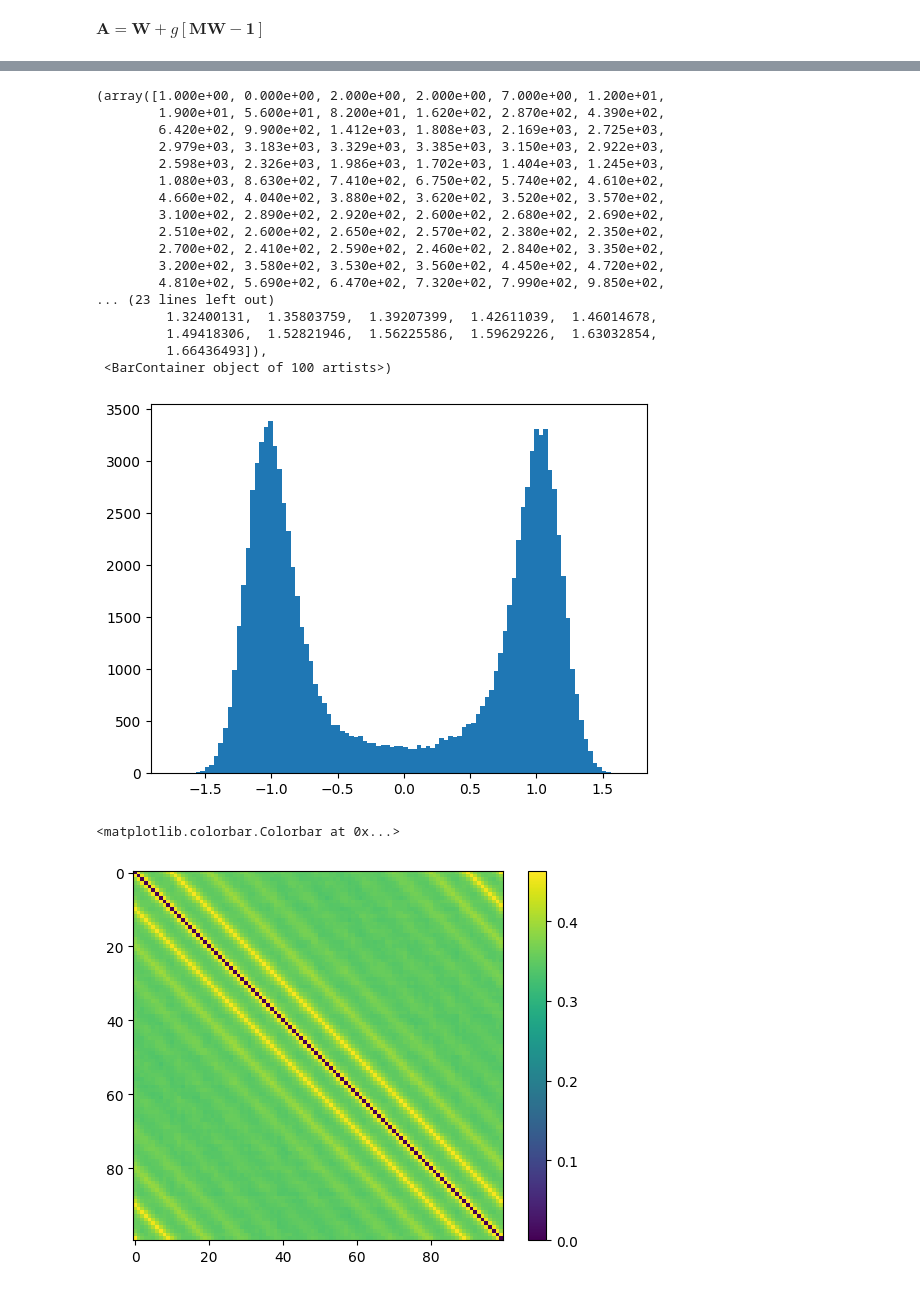
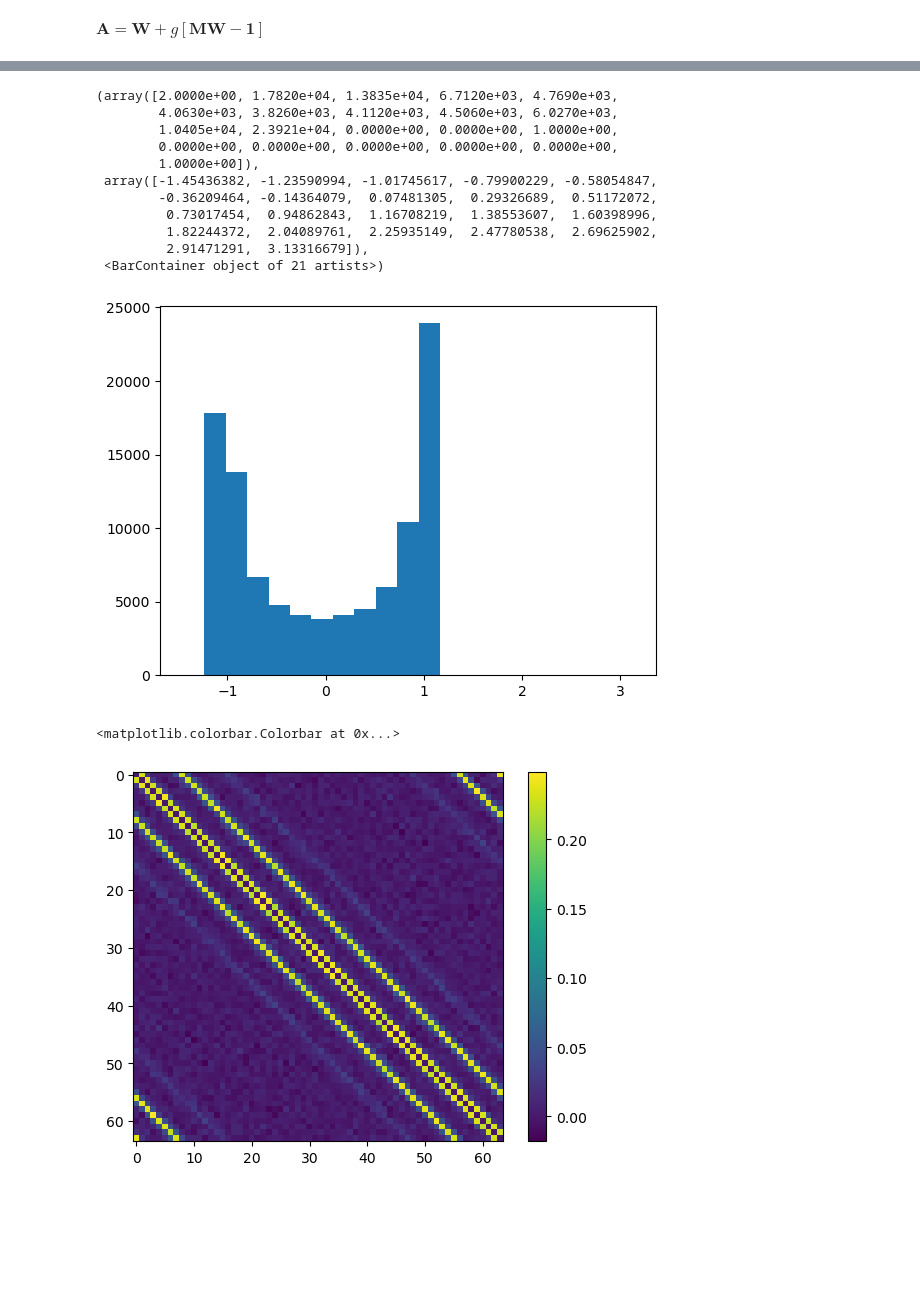
Before and after one commit to bsfn-0323/diffusion, a Jupyter notebook: gaussDiff_constraint.ipynb, the cells around one changed output, grey strips where cells are left out. Drawn from its saved outputs; the diff is of its cells as text; code cells hidden in the pictures; blank space fills up the shorter version.

```diff
--- a/gaussDiff_constraint.ipynb
+++ b/gaussDiff_constraint.ipynb
@@ -72,7 +74,7 @@ C4 = 3*(Dts+expts)-1
 # %% [markdown]
 $g = -\frac{\text{Tr}(\mathbf{K}) - \mathbf{C}_4}{\text{Tr}(\mathbf{K}_g) - \mathbf{C}_6}$
 # %%
-num = np.trace(K,axis1=1,axis2=2) - 100*C4
-den = np.trace(K_g,axis1=1,axis2=2) - 100*C6
+num = np.trace(K,axis1=1,axis2=2) - N*C4
+den = np.trace(K_g,axis1=1,axis2=2) - N*C6
 g = -num/den
 # %%
@@ -91,0 +89,7 @@ plt.colorbar()
+# %%
+#MW = g.reshape(nSteps,1,1)*(np.matmul(M,W)-np.eye(N).reshape(1,N,N))
+A =  W + g.reshape(nSteps,1,1)*(np.matmul(M,W)-np.eye(N).reshape(1,N,N))
+#A = W
+#plt.imshow(MW[0]-np.diag(np.diag(MW[0])))
+plt.imshow(-A[20]+np.diag(np.diag(A[20])))
+plt.colorbar()
@@ -101,21 +108,22 @@ def backward(xT,A,g,temp,nSteps,dt,full_traj = False,device = "cuda"):
     nbatches = 100
     batch_size = int(P/nbatches)
     if(full_traj):
-        x_recon = torch.Tensor(P,nSteps,N).to(device)
+        x_recon = torch.Tensor(P,nSteps+1,N).to(device)
         x_recon[:,-1,:] = xT.to(device)
     else:
         x_recon = xT.to(device)
     with torch.no_grad():
-        for tt in range(nSteps)[::-1]:
-            std = np.sqrt(2*(temp)*dt)*torch.randn_like(xT).to(device)
-            den = np.sqrt(temp*(1-np.exp(-2*(tt+1))))
+        for tt in range(1,nSteps+1)[::-1]:
+            std = np.sqrt(2*temp*dt)*torch.randn_like(xT).to(device)
+            if tt==1:
+                std = torch.zeros(xT.shape)
 
             for n in range(nbatches):
                 if(full_traj):
-                    score = 2*myscore(x_recon[n*batch_size:(n+1)*batch_size,tt,:], A[tt],g[tt],device)
+                    score = myscore(x_recon[n*batch_size:(n+1)*batch_size,tt,:], A[tt-1],g[tt-1],device)
                     x_recon[n*batch_size:(n+1)*batch_size,tt-1,:] = x_recon[n*batch_size:(n+1)*batch_size,tt,:]*(1+dt) + 2*temp*score*dt + std[n*batch_size:(n+1)*batch_size]
                 else:
-                    score = 2*myscore(x_recon[n*batch_size:(n+1)*batch_size], A[tt],g[tt],device)
+                    score = myscore(x_recon[n*batch_size:(n+1)*batch_size], A[tt-1],g[tt-1],device)
                     x_recon[n*batch_size:(n+1)*batch_size] = x_recon[n*batch_size:(n+1)*batch_size]*(1+dt)+ 2*temp*score*dt + std[n*batch_size:(n+1)*batch_size]
                 del score
 
@@ -124,5 +132,5 @@ def backward(xT,A,g,temp,nSteps,dt,full_traj = False,device = "cuda"):
 P = 100000
 N = L**2
 xT = np.sqrt(diffTemp)*torch.randn((P,N))
-x_recon = backward(xT,A,g,diffTemp,nSteps,dt,device= "cuda")
+x_recon = backward(xT,A,g,diffTemp,nSteps,dt,device= "cpu")
 # %%
@@ -143,30 +151,24 @@ plt.hist(np.mean(data,axis = 1),density=True,alpha = 0.75)
 # %%
-plt.hist(x_recon[:,1],bins = 100)
+plt.hist(x_recon[:,0],bins = 21)
 # %% [output]
-(array([1.000e+00, 0.000e+00, 2.000e+00, 2.000e+00, 7.000e+00, 1.200e+01,
-        1.900e+01, 5.600e+01, 8.200e+01, 1.620e+02, 2.870e+02, 4.390e+02,
-        6.420e+02, 9.900e+02, 1.412e+03, 1.808e+03, 2.169e+03, 2.725e+03,
-        2.979e+03, 3.183e+03, 3.329e+03, 3.385e+03, 3.150e+03, 2.922e+03,
-        2.598e+03, 2.326e+03, 1.986e+03, 1.702e+03, 1.404e+03, 1.245e+03,
-        1.080e+03, 8.630e+02, 7.410e+02, 6.750e+02, 5.740e+02, 4.610e+02,
-        4.660e+02, 4.040e+02, 3.880e+02, 3.620e+02, 3.520e+02, 3.570e+02,
-        3.100e+02, 2.890e+02, 2.920e+02, 2.600e+02, 2.680e+02, 2.690e+02,
-        2.510e+02, 2.600e+02, 2.650e+02, 2.570e+02, 2.380e+02, 2.350e+02,
-        2.700e+02, 2.410e+02, 2.590e+02, 2.460e+02, 2.840e+02, 3.350e+02,
-        3.200e+02, 3.580e+02, 3.530e+02, 3.560e+02, 4.450e+02, 4.720e+02,
-        4.810e+02, 5.690e+02, 6.470e+02, 7.320e+02, 7.990e+02, 9.850e+02,
-... (23 lines left out)
-         1.32400131,  1.35803759,  1.39207399,  1.42611039,  1.46014678,
-         1.49418306,  1.52821946,  1.56225586,  1.59629226,  1.63032854,
-         1.66436493]),
- <BarContainer object of 100 artists>)
+(array([2.0000e+00, 1.7820e+04, 1.3835e+04, 6.7120e+03, 4.7690e+03,
+        4.0630e+03, 3.8260e+03, 4.1120e+03, 4.5060e+03, 6.0270e+03,
+        1.0405e+04, 2.3921e+04, 0.0000e+00, 0.0000e+00, 1.0000e+00,
+        0.0000e+00, 0.0000e+00, 0.0000e+00, 0.0000e+00, 0.0000e+00,
+        1.0000e+00]),
+ array([-1.45436382, -1.23590994, -1.01745617, -0.79900229, -0.58054847,
+        -0.36209464, -0.14364079,  0.07481305,  0.29326689,  0.51172072,
+         0.73017454,  0.94862843,  1.16708219,  1.38553607,  1.60398996,
+         1.82244372,  2.04089761,  2.25935149,  2.47780538,  2.69625902,
+         2.91471291,  3.13316679]),
+ <BarContainer object of 21 artists>)
-[figure, old version]
+[figure, new version]
 # %%
-Jrecon = np.cov(x_recon.T)
+Jrecon = np.linalg.inv(np.cov(x_recon.T))
 Jrecon = -Jrecon +np.diag(np.diag(Jrecon))
-plt.imshow(-Jrecon)
+plt.imshow(Jrecon)
 plt.colorbar()
 # %% [output]
 <matplotlib.colorbar.Colorbar at 0x...>
-[figure, old version]
+[figure, new version]
 # %%
```
Also changed, not shown: parts of 12 cells of this notebook, 1 other file.
